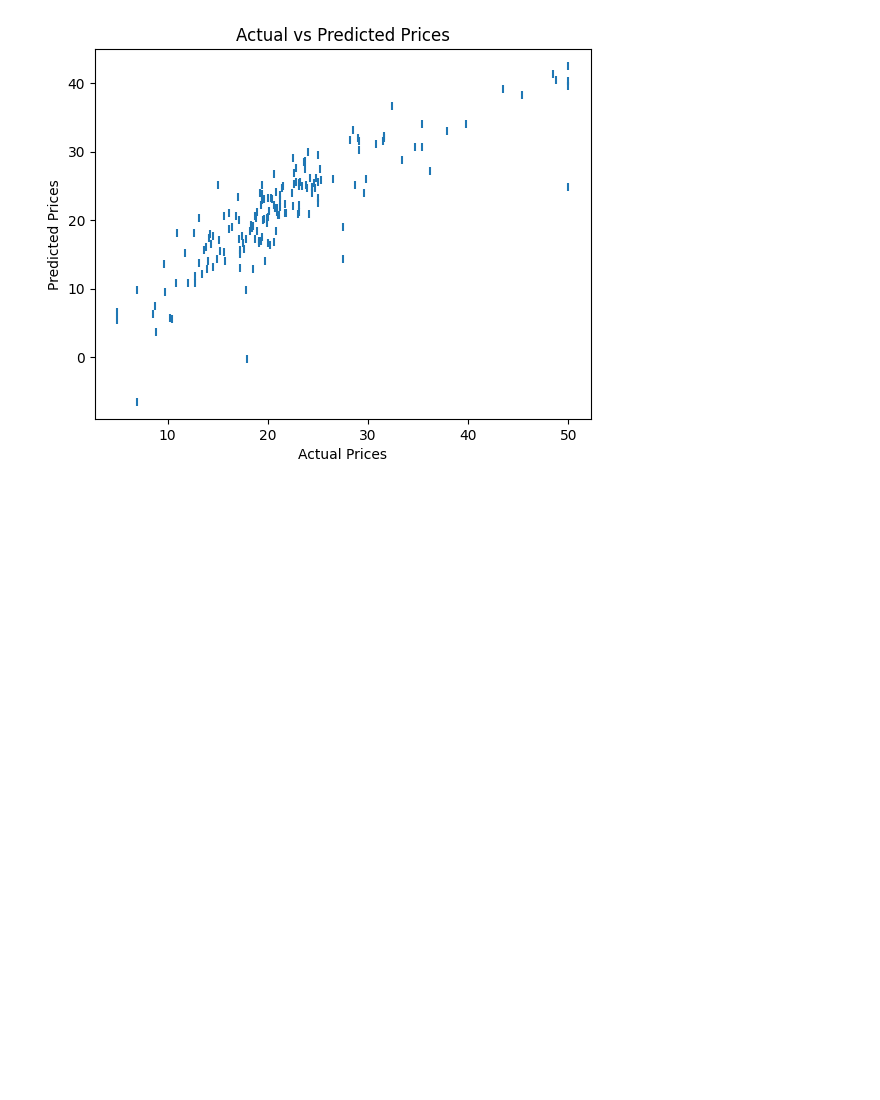
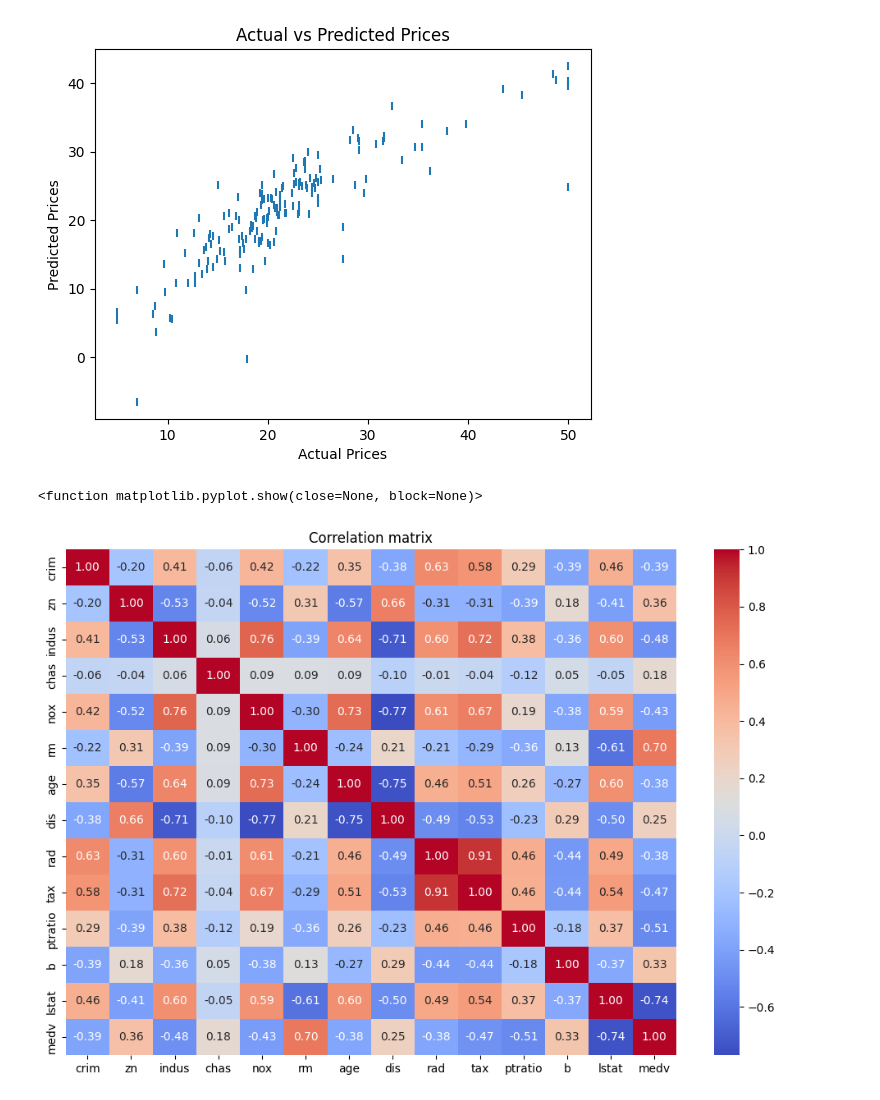
Before and after one commit to HubertVeyannie/CODTECH, a Jupyter notebook: Linear_Regression/Linear_Regression.ipynb, the cells around one changed output. Cells and saved outputs as stored; diff of their text form; code cells hidden in the pictures; blank space fills up the shorter version.

Commit message:
data visulaization changes

```diff
--- a/Linear_Regression/Linear_Regression.ipynb
+++ b/Linear_Regression/Linear_Regression.ipynb
@@ -97,3 +98,14 @@ plt.title("Actual vs Predicted Prices")
 plt.show()
 # %% [output]
 [figure]
+# %%
+# Correlation matrix for heatmap
+corr_matrix = data.corr()
+
+plt.figure(figsize=(12,8))
+sns.heatmap(corr_matrix, annot=True, cmap='coolwarm', fmt='.2f')
+plt.title("Correlation matrix")
+plt.show
+# %% [output]
+<function matplotlib.pyplot.show(close=None, block=None)>
+[figure, added]
```
Also changed, not shown: parts of 1 cell of this notebook.
